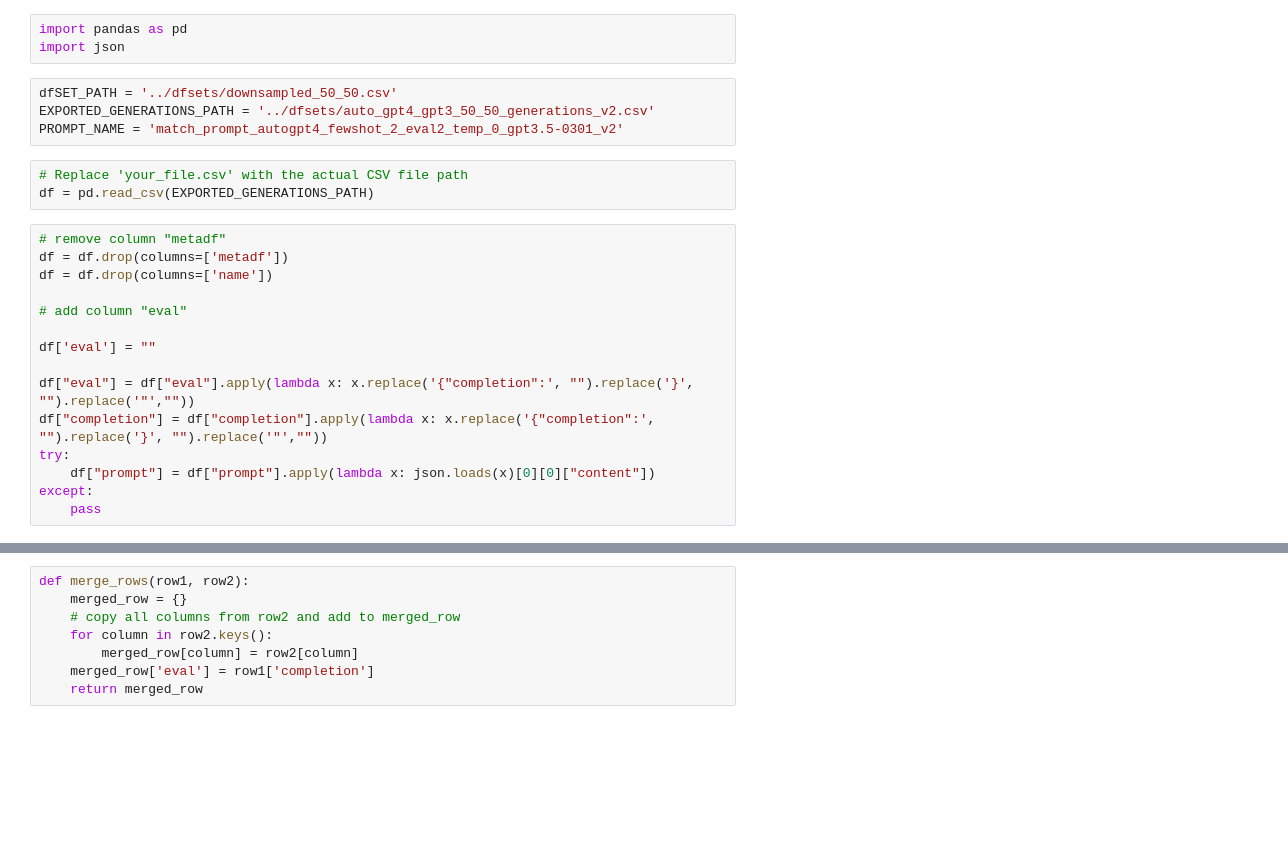
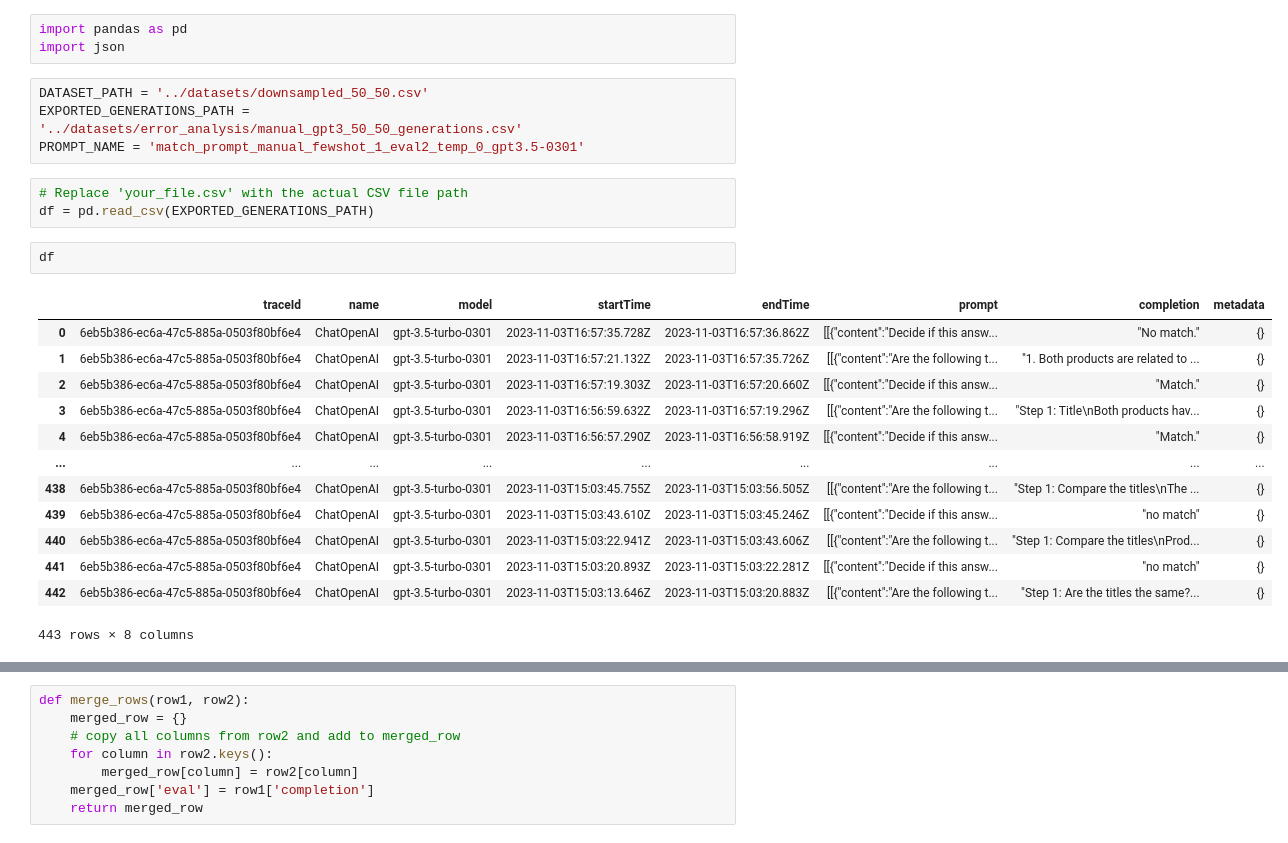
Before and after one commit to paulburkhardt/Entity-Matching-With-LLMs, a Jupyter notebook: notebooks/process_exported_completions.ipynb, the cells around one changed output, grey strips where cells are left out. Drawn from its saved outputs; the diff is of its cells as text; blank space fills up the shorter version.

```diff
--- a/notebooks/process_exported_completions.ipynb
+++ b/notebooks/process_exported_completions.ipynb
@@ -2,24 +2,25 @@
 import pandas as pd
 import json
 # %%
-dfSET_PATH = '../dfsets/downsampled_50_50.csv'
-EXPORTED_GENERATIONS_PATH = '../dfsets/auto_gpt4_gpt3_50_50_generations_v2.csv'
-PROMPT_NAME = 'match_prompt_autogpt4_fewshot_2_eval2_temp_0_gpt3.5-0301_v2'
+DATASET_PATH = '../datasets/downsampled_50_50.csv'
+EXPORTED_GENERATIONS_PATH = '../datasets/error_analysis/manual_gpt3_50_50_generations.csv'
+PROMPT_NAME = 'match_prompt_manual_fewshot_1_eval2_temp_0_gpt3.5-0301'
 # %%
 # Replace 'your_file.csv' with the actual CSV file path
 df = pd.read_csv(EXPORTED_GENERATIONS_PATH)
-# %%
-# remove column "metadf"
-df = df.drop(columns=['metadf'])
-df = df.drop(columns=['name'])
-
-# add column "eval"
-
-df['eval'] = ""
-
-df["eval"] = df["eval"].apply(lambda x: x.replace('{"completion":', "").replace('}', "").replace('"',""))
-df["completion"] = df["completion"].apply(lambda x: x.replace('{"completion":', "").replace('}', "").replace('"',""))
-try:
-    df["prompt"] = df["prompt"].apply(lambda x: json.loads(x)[0][0]["content"])
-except:
-    pass
+# %%
+df
+# %% [output]
+|  | traceId | name | model | startTime | endTime | prompt | completion | metadata |
+| 0 | 6eb5b386-ec6a-47c5-885a-0503f80bf6e4 | ChatOpenAI | gpt-3.5-turbo-0301 | 2023-11-03T16:57:35.728Z | 2023-11-03T16:57:36.862Z | [[{"content":"Decide if this answ... | "No match." | {} |
+| 1 | 6eb5b386-ec6a-47c5-885a-0503f80bf6e4 | ChatOpenAI | gpt-3.5-turbo-0301 | 2023-11-03T16:57:21.132Z | 2023-11-03T16:57:35.726Z | [[{"content":"Are the following t... | "1. Both products are related to ... | {} |
+| 2 | 6eb5b386-ec6a-47c5-885a-0503f80bf6e4 | ChatOpenAI | gpt-3.5-turbo-0301 | 2023-11-03T16:57:19.303Z | 2023-11-03T16:57:20.660Z | [[{"content":"Decide if this answ... | "Match." | {} |
+| 3 | 6eb5b386-ec6a-47c5-885a-0503f80bf6e4 | ChatOpenAI | gpt-3.5-turbo-0301 | 2023-11-03T16:56:59.632Z | 2023-11-03T16:57:19.296Z | [[{"content":"Are the following t... | "Step 1: Title\nBoth products hav... | {} |
+| 4 | 6eb5b386-ec6a-47c5-885a-0503f80bf6e4 | ChatOpenAI | gpt-3.5-turbo-0301 | 2023-11-03T16:56:57.290Z | 2023-11-03T16:56:58.919Z | [[{"content":"Decide if this answ... | "Match." | {} |
+| ... | ... | ... | ... | ... | ... | ... | ... | ... |
+| 438 | 6eb5b386-ec6a-47c5-885a-0503f80bf6e4 | ChatOpenAI | gpt-3.5-turbo-0301 | 2023-11-03T15:03:45.755Z | 2023-11-03T15:03:56.505Z | [[{"content":"Are the following t... | "Step 1: Compare the titles\nThe ... | {} |
+| 439 | 6eb5b386-ec6a-47c5-885a-0503f80bf6e4 | ChatOpenAI | gpt-3.5-turbo-0301 | 2023-11-03T15:03:43.610Z | 2023-11-03T15:03:45.246Z | [[{"content":"Decide if this answ... | "no match" | {} |
+| 440 | 6eb5b386-ec6a-47c5-885a-0503f80bf6e4 | ChatOpenAI | gpt-3.5-turbo-0301 | 2023-11-03T15:03:22.941Z | 2023-11-03T15:03:43.606Z | [[{"content":"Are the following t... | "Step 1: Compare the titles\nProd... | {} |
+| 441 | 6eb5b386-ec6a-47c5-885a-0503f80bf6e4 | ChatOpenAI | gpt-3.5-turbo-0301 | 2023-11-03T15:03:20.893Z | 2023-11-03T15:03:22.281Z | [[{"content":"Decide if this answ... | "no match" | {} |
+| 442 | 6eb5b386-ec6a-47c5-885a-0503f80bf6e4 | ChatOpenAI | gpt-3.5-turbo-0301 | 2023-11-03T15:03:13.646Z | 2023-11-03T15:03:20.883Z | [[{"content":"Are the following t... | "Step 1: Are the titles the same?... | {} |
+443 rows × 8 columns
```
Also changed, not shown: parts of 10 cells of this notebook, 25 other files.
